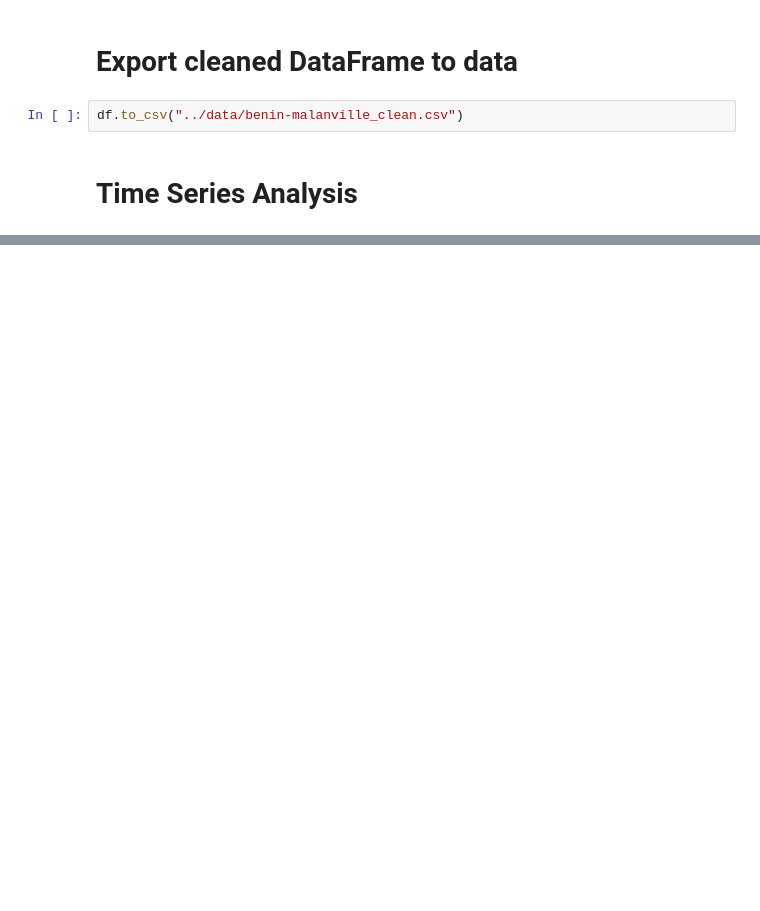
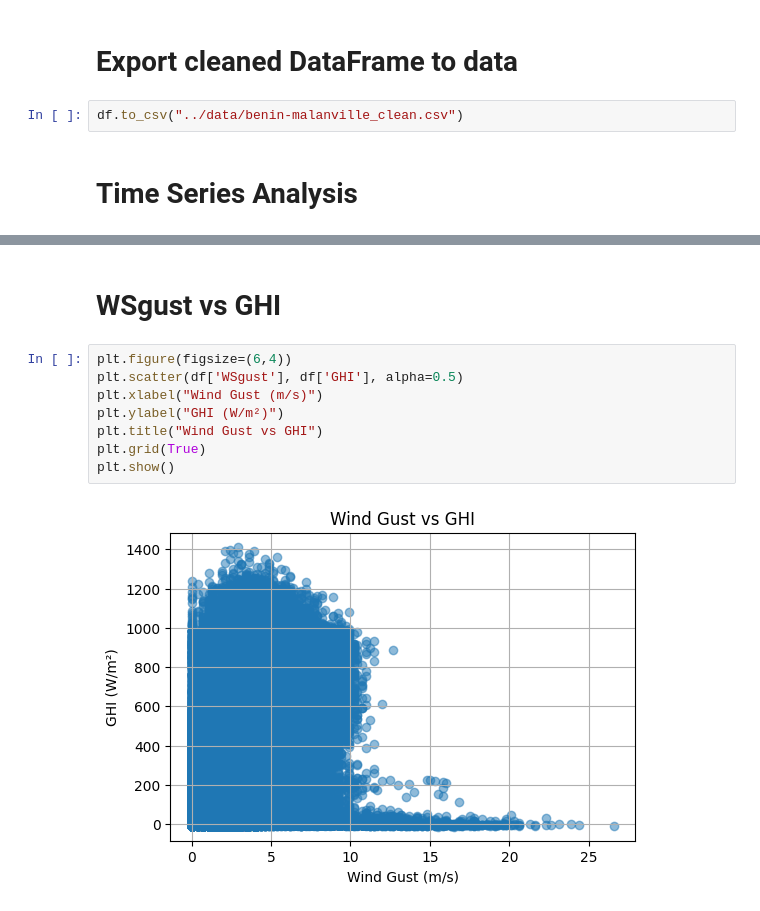
Before and after one commit to dawit-hopes/solar-challenge-week1, a Jupyter notebook: notebooks/eda-benin-malanville.ipynb, the cells around one changed output, grey strips where cells are left out. Drawn from its saved outputs; the diff is of its cells as text; blank space fills up the shorter version.

```diff
--- a/notebooks/eda-benin-malanville.ipynb
+++ b/notebooks/eda-benin-malanville.ipynb
@@ -407,0 +463,12 @@ df.to_csv("../data/benin-malanville_clean.csv")
+# %% [markdown]
+# WSgust vs GHI
+# %%
+plt.figure(figsize=(6,4))
+plt.scatter(df['WSgust'], df['GHI'], alpha=0.5)
+plt.xlabel("Wind Gust (m/s)")
+plt.ylabel("GHI (W/m²)")
+plt.title("Wind Gust vs GHI")
+plt.grid(True)
+plt.show()
+# %% [output]
+[figure, added]
```
Also changed, not shown: parts of 27 cells of this notebook.
